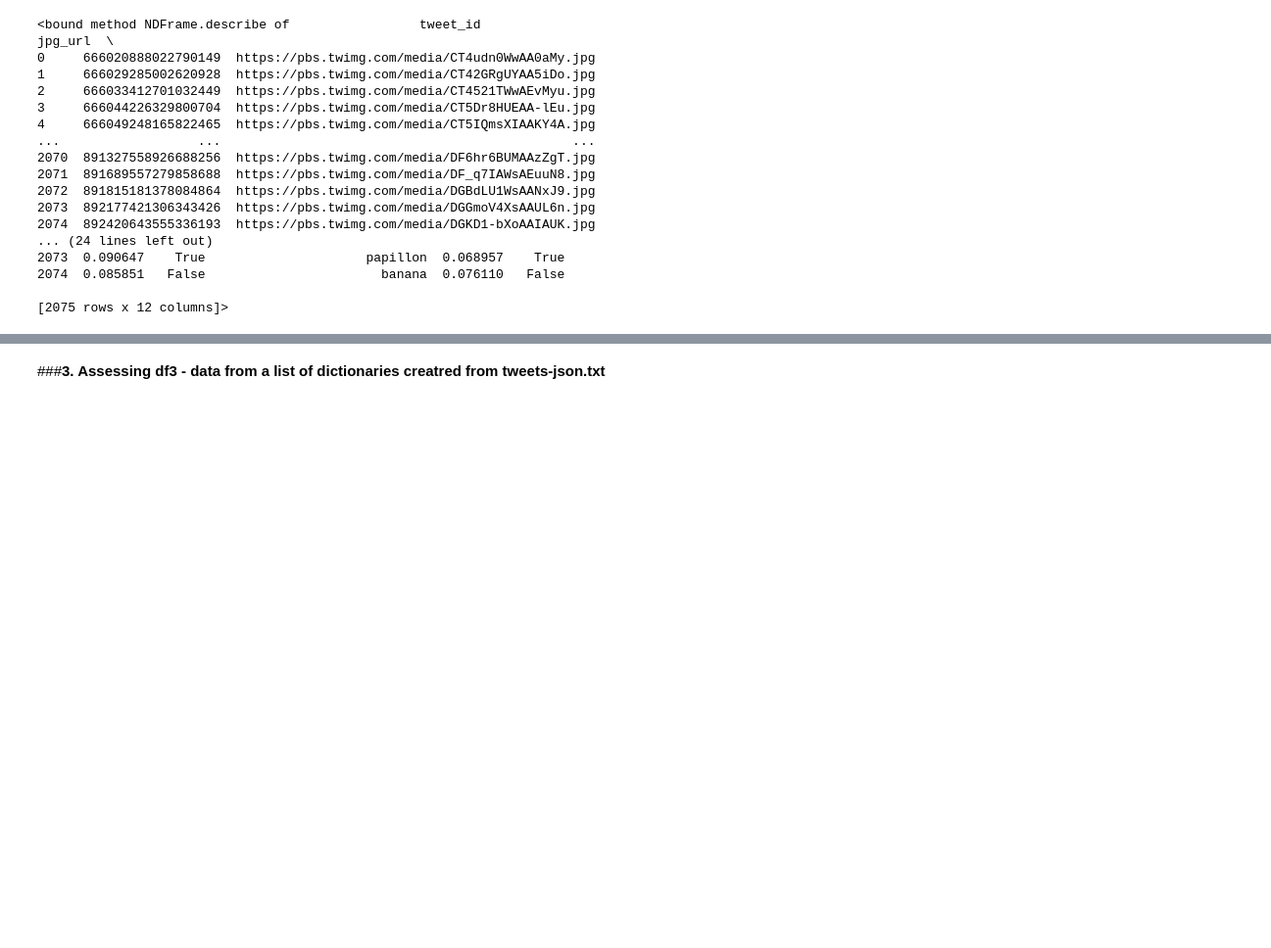
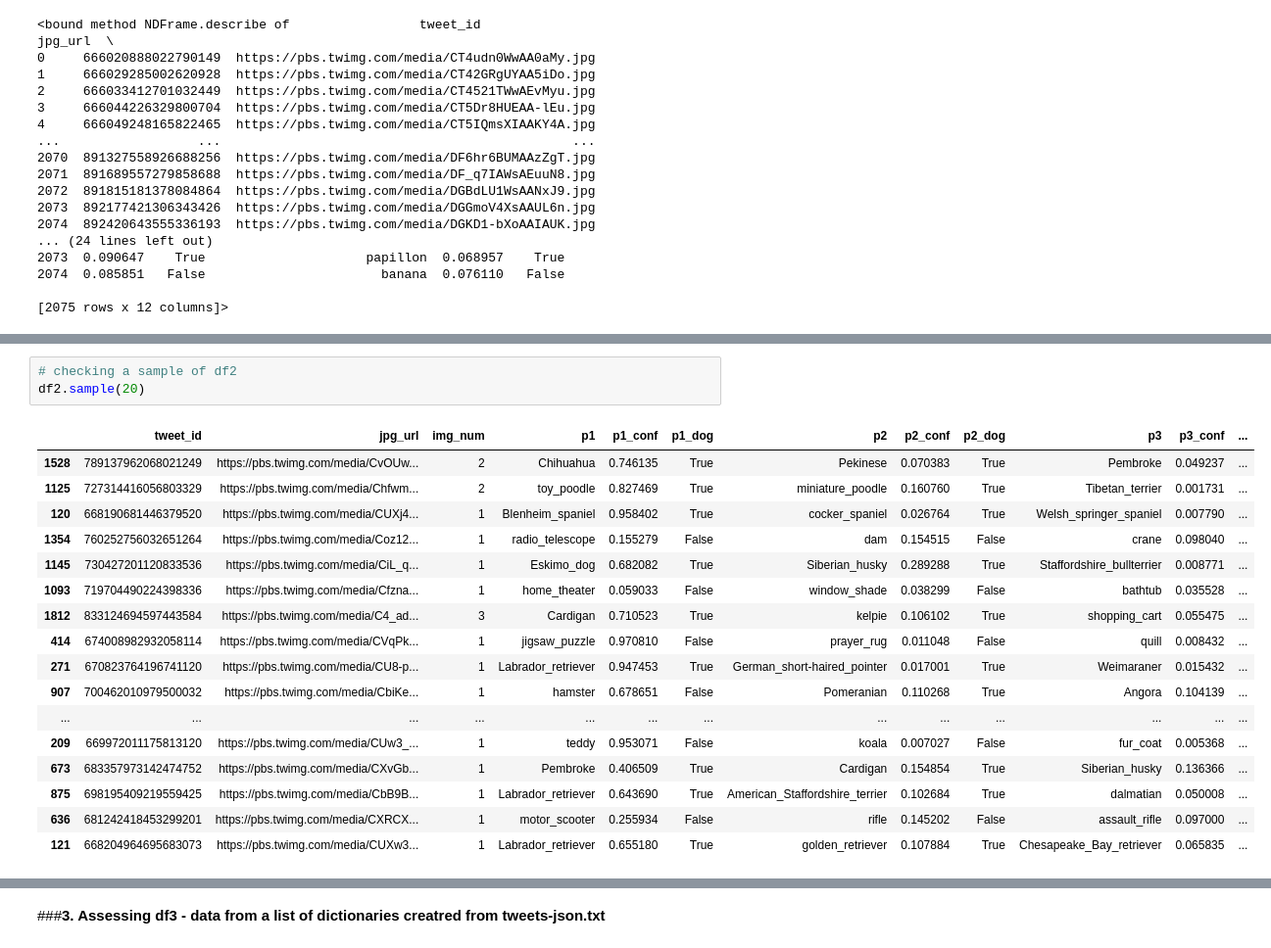
Before and after one commit to EricOdhiambo/wrangling-and-Analyzing-data, a Jupyter notebook: wrangle_act.ipynb, the cells around one changed output, grey strips where cells are left out. Shown: that part at 98% size. Drawn from its saved outputs; the diff is of its cells as text; blank space fills up the shorter version.

```diff
--- a/wrangle_act.ipynb
+++ b/wrangle_act.ipynb
@@ -393,0 +365,21 @@ df2.describe
+# %%
+# checking a sample of df2
+df2.sample(20)
+# %% [output]
+|  | tweet_id | jpg_url | img_num | p1 | p1_conf | p1_dog | p2 | p2_conf | p2_dog | p3 | p3_conf | ... |
+| 1528 | 789137962068021249 | https://pbs.twimg.com/media/CvOUw... | 2 | Chihuahua | 0.746135 | True | Pekinese | 0.070383 | True | Pembroke | 0.049237 | ... |
+| 1125 | 727314416056803329 | https://pbs.twimg.com/media/Chfwm... | 2 | toy_poodle | 0.827469 | True | miniature_poodle | 0.160760 | True | Tibetan_terrier | 0.001731 | ... |
+| 120 | 668190681446379520 | https://pbs.twimg.com/media/CUXj4... | 1 | Blenheim_spaniel | 0.958402 | True | cocker_spaniel | 0.026764 | True | Welsh_springer_spaniel | 0.007790 | ... |
+| 1354 | 760252756032651264 | https://pbs.twimg.com/media/Coz12... | 1 | radio_telescope | 0.155279 | False | dam | 0.154515 | False | crane | 0.098040 | ... |
+| 1145 | 730427201120833536 | https://pbs.twimg.com/media/CiL_q... | 1 | Eskimo_dog | 0.682082 | True | Siberian_husky | 0.289288 | True | Staffordshire_bullterrier | 0.008771 | ... |
+| 1093 | 719704490224398336 | https://pbs.twimg.com/media/Cfzna... | 1 | home_theater | 0.059033 | False | window_shade | 0.038299 | False | bathtub | 0.035528 | ... |
+| 1812 | 833124694597443584 | https://pbs.twimg.com/media/C4_ad... | 3 | Cardigan | 0.710523 | True | kelpie | 0.106102 | True | shopping_cart | 0.055475 | ... |
+| 414 | 674008982932058114 | https://pbs.twimg.com/media/CVqPk... | 1 | jigsaw_puzzle | 0.970810 | False | prayer_rug | 0.011048 | False | quill | 0.008432 | ... |
+| 271 | 670823764196741120 | https://pbs.twimg.com/media/CU8-p... | 1 | Labrador_retriever | 0.947453 | True | German_short-haired_pointer | 0.017001 | True | Weimaraner | 0.015432 | ... |
+| 907 | 700462010979500032 | https://pbs.twimg.com/media/CbiKe... | 1 | hamster | 0.678651 | False | Pomeranian | 0.110268 | True | Angora | 0.104139 | ... |
+| ... | ... | ... | ... | ... | ... | ... | ... | ... | ... | ... | ... | ... |
+| 209 | 669972011175813120 | https://pbs.twimg.com/media/CUw3_... | 1 | teddy | 0.953071 | False | koala | 0.007027 | False | fur_coat | 0.005368 | ... |
+| 673 | 683357973142474752 | https://pbs.twimg.com/media/CXvGb... | 1 | Pembroke | 0.406509 | True | Cardigan | 0.154854 | True | Siberian_husky | 0.136366 | ... |
+| 875 | 698195409219559425 | https://pbs.twimg.com/media/CbB9B... | 1 | Labrador_retriever | 0.643690 | True | American_Staffordshire_terrier | 0.102684 | True | dalmatian | 0.050008 | ... |
+| 636 | 681242418453299201 | https://pbs.twimg.com/media/CXRCX... | 1 | motor_scooter | 0.255934 | False | rifle | 0.145202 | False | assault_rifle | 0.097000 | ... |
+| 121 | 668204964695683073 | https://pbs.twimg.com/media/CUXw3... | 1 | Labrador_retriever | 0.655180 | True | golden_retriever | 0.107884 | True | Chesapeake_Bay_retriever | 0.065835 | ... |
```
Also changed, not shown: parts of 10 cells of this notebook.
